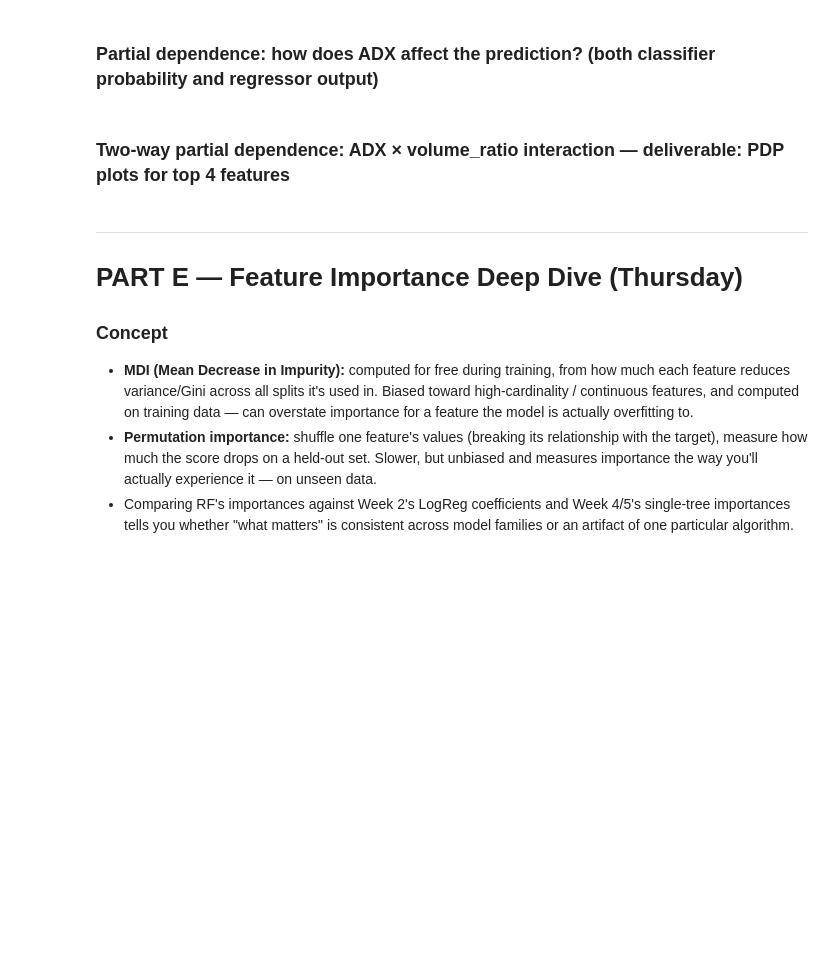
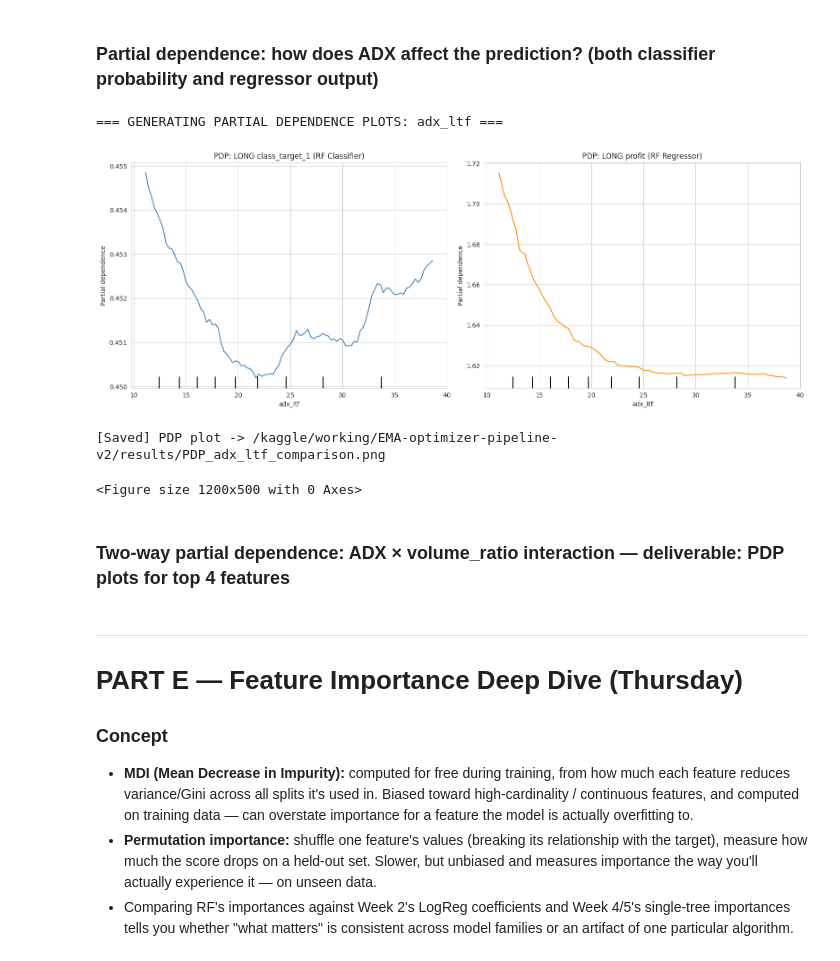
Before and after one commit to Jeshurun-B/EMA-optimizer-pipeline-v2, a Jupyter notebook: coolab_notebooks/week6_random_forests_raw.ipynb, the cells around one changed output. Cells and saved outputs as stored; diff of their text form; code cells hidden in the pictures; blank space fills up the shorter version.

Commit message:
Kaggle Notebook | # Week 6 — Random Forests + Ensemble Learning_v1 | Version 8

```diff
--- a/coolab_notebooks/week6_random_forests_raw.ipynb
+++ b/coolab_notebooks/week6_random_forests_raw.ipynb
@@ -2747,3 +2788,61 @@ FileNotFoundError: [Errno 2] No such file or directory: '/kaggle/working/EMA-opt
+# %%
+# ============================================================
+# TODO: single-feature PDP for 'adx_ltf' -- one plot for RF classifier, one for RF regressor
+# ============================================================
+# Hint: sklearn.inspection.PartialDependenceDisplay.from_estimator(model, X, features=['adx_ltf'])
+# TODO: PDP for RF classifier (class_target of your choice)
+# TODO: PDP for RF regressor (REG_TARGET of your choice)
+import matplotlib.pyplot as plt
+from sklearn.inspection import PartialDependenceDisplay
+import joblib
+
+# Ensure MODEL_DIR is defined as per your updated setup
+# MODEL_DIR = os.path.join(REPO_PATH, "Rf_W6models")
+
+print("=== GENERATING PARTIAL DEPENDENCE PLOTS: adx_ltf ===")
+
+# --- 1. Load your trained production models ---
+# Choosing LONG_class_target_1 for classification and LONG_profit for regression
+clf_model = joblib.load(os.path.join(MODEL_DIR, "RF_CLF_LONG_class_target_1_FINAL.joblib"))
+reg_model = joblib.load(os.path.join(MODEL_DIR, "RF_REG_LONG_profit_FINAL.joblib"))
+
+# Prepare representative X (using the training data subset)
+df_clean_clf = df_long.dropna(subset=feat_set_long + ['class_target_1'])
+X_clf = df_clean_clf[feat_set_long]
+
+df_clean_reg = df_long.dropna(subset=feat_set_long + ['target_profit'])
+X_reg = df_clean_reg[feat_set_long]
+
+# --- 2. Generate the Plots ---
+fig, (ax1, ax2) = plt.subplots(1, 2, figsize=(16, 6))
+
+# Classification PDP
+PartialDependenceDisplay.from_estimator(
+    clf_model, X_clf, features=['adx_ltf'],
+    ax=ax1, line_kw={"color": "steelblue"}
+)
+ax1.set_title("PDP: LONG class_target_1 (RF Classifier)")
+ax1.grid(True, linestyle='--', alpha=0.6)
+
+# Regression PDP
+PartialDependenceDisplay.from_estimator(
+    reg_model, X_reg, features=['adx_ltf'],
+    ax=ax2, line_kw={"color": "darkorange"}
+)
+ax2.set_title("PDP: LONG profit (RF Regressor)")
+ax2.grid(True, linestyle='--', alpha=0.6)
+
+plt.tight_layout()
+plt.show()
+
+# --- 3. Save to results folder for permanent record ---
+plt.savefig(os.path.join(RESULTS_DIR, "PDP_adx_ltf_comparison.png"))
+print(f"[Saved] PDP plot -> {os.path.join(RESULTS_DIR, 'PDP_adx_ltf_comparison.png')}")
+# %% [output]
+=== GENERATING PARTIAL DEPENDENCE PLOTS: adx_ltf ===
+[figure, added]
+[Saved] PDP plot -> /kaggle/working/EMA-optimizer-pipeline-v2/results/PDP_adx_ltf_comparison.png
+<Figure size 1200x500 with 0 Axes>
 # %% [markdown]
 ### Two-way partial dependence: ADX × volume_ratio interaction — deliverable: PDP plots for top 4 features
 # %%
```
Also changed, not shown: parts of 23 cells of this notebook.
